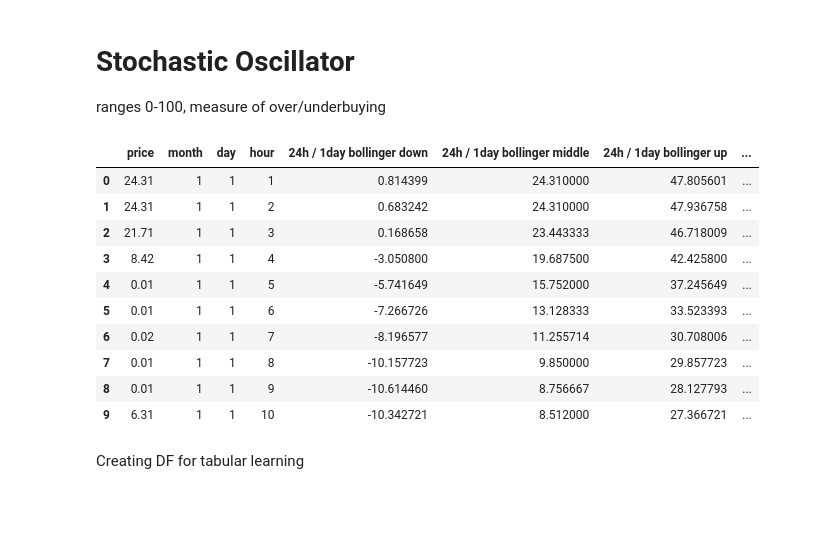
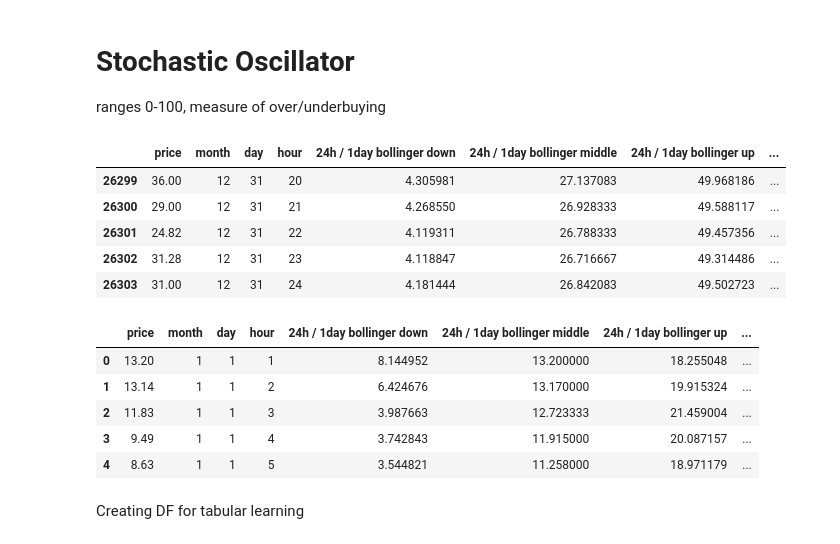
Before and after one commit to sunnysoni97/ProjectRLHydroElectric, a Jupyter notebook: preprocessing_continuous.ipynb, the cells around one changed output. Saved outputs shown, nothing was run; the diff lists cells and outputs as text; code cells hidden in the pictures; blank space fills up the shorter version.

```diff
--- a/preprocessing_continuous.ipynb
+++ b/preprocessing_continuous.ipynb
@@ -21,10 +21,10 @@ def check_nans (df):
     rows_with_NaN = df[row_has_NaN]
     return rows_with_NaN
 # %%
-#train = pd.read_excel('./data/train_data/train.xlsx')
-#val = pd.read_excel('./data/val_data/validate.xlsx')
-train = pd.read_excel('/content/train.xlsx')
-val = pd.read_excel('/content/validate.xlsx')
+train = pd.read_excel('./data/train_data/train.xlsx')
+val = pd.read_excel('./data/val_data/validate.xlsx')
+# train = pd.read_excel('/content/train.xlsx')
+# val = pd.read_excel('/content/validate.xlsx')
 # %%
 print(train.shape, val.shape)
 missing_val_count_by_column(train)
@@ -253,20 +265,25 @@ def build_small(data_f):
 
     return df
 # %%
-tmp = build_small(train)
-tmp.head(10)
+categorical_train = build_small(train)
+categorical_train.tail(5)
 # %% [output]
 |  | price | month | day | hour | 24h / 1day bollinger down | 24h / 1day bollinger middle | 24h / 1day bollinger up | ... |
-| 0 | 24.31 | 1 | 1 | 1 | 0.814399 | 24.310000 | 47.805601 | ... |
-| 1 | 24.31 | 1 | 1 | 2 | 0.683242 | 24.310000 | 47.936758 | ... |
-| 2 | 21.71 | 1 | 1 | 3 | 0.168658 | 23.443333 | 46.718009 | ... |
-| 3 | 8.42 | 1 | 1 | 4 | -3.050800 | 19.687500 | 42.425800 | ... |
-| 4 | 0.01 | 1 | 1 | 5 | -5.741649 | 15.752000 | 37.245649 | ... |
-| 5 | 0.01 | 1 | 1 | 6 | -7.266726 | 13.128333 | 33.523393 | ... |
-| 6 | 0.02 | 1 | 1 | 7 | -8.196577 | 11.255714 | 30.708006 | ... |
-| 7 | 0.01 | 1 | 1 | 8 | -10.157723 | 9.850000 | 29.857723 | ... |
-| 8 | 0.01 | 1 | 1 | 9 | -10.614460 | 8.756667 | 28.127793 | ... |
-| 9 | 6.31 | 1 | 1 | 10 | -10.342721 | 8.512000 | 27.366721 | ... |
+| 26299 | 36.00 | 12 | 31 | 20 | 4.305981 | 27.137083 | 49.968186 | ... |
+| 26300 | 29.00 | 12 | 31 | 21 | 4.268550 | 26.928333 | 49.588117 | ... |
+| 26301 | 24.82 | 12 | 31 | 22 | 4.119311 | 26.788333 | 49.457356 | ... |
+| 26302 | 31.28 | 12 | 31 | 23 | 4.118847 | 26.716667 | 49.314486 | ... |
+| 26303 | 31.00 | 12 | 31 | 24 | 4.181444 | 26.842083 | 49.502723 | ... |
+# %%
+categorical_val = build_small(val)
+categorical_val.head(5)
+# %% [output]
+|  | price | month | day | hour | 24h / 1day bollinger down | 24h / 1day bollinger middle | 24h / 1day bollinger up | ... |
+| 0 | 13.20 | 1 | 1 | 1 | 8.144952 | 13.200000 | 18.255048 | ... |
+| 1 | 13.14 | 1 | 1 | 2 | 6.424676 | 13.170000 | 19.915324 | ... |
+| 2 | 11.83 | 1 | 1 | 3 | 3.987663 | 12.723333 | 21.459004 | ... |
+| 3 | 9.49 | 1 | 1 | 4 | 3.742843 | 11.915000 | 20.087157 | ... |
+| 4 | 8.63 | 1 | 1 | 5 | 3.544821 | 11.258000 | 18.971179 | ... |
 # %% [markdown]
 Creating DF for tabular learning
 # %%
```
Also changed, not shown: parts of 5 cells of this notebook.
